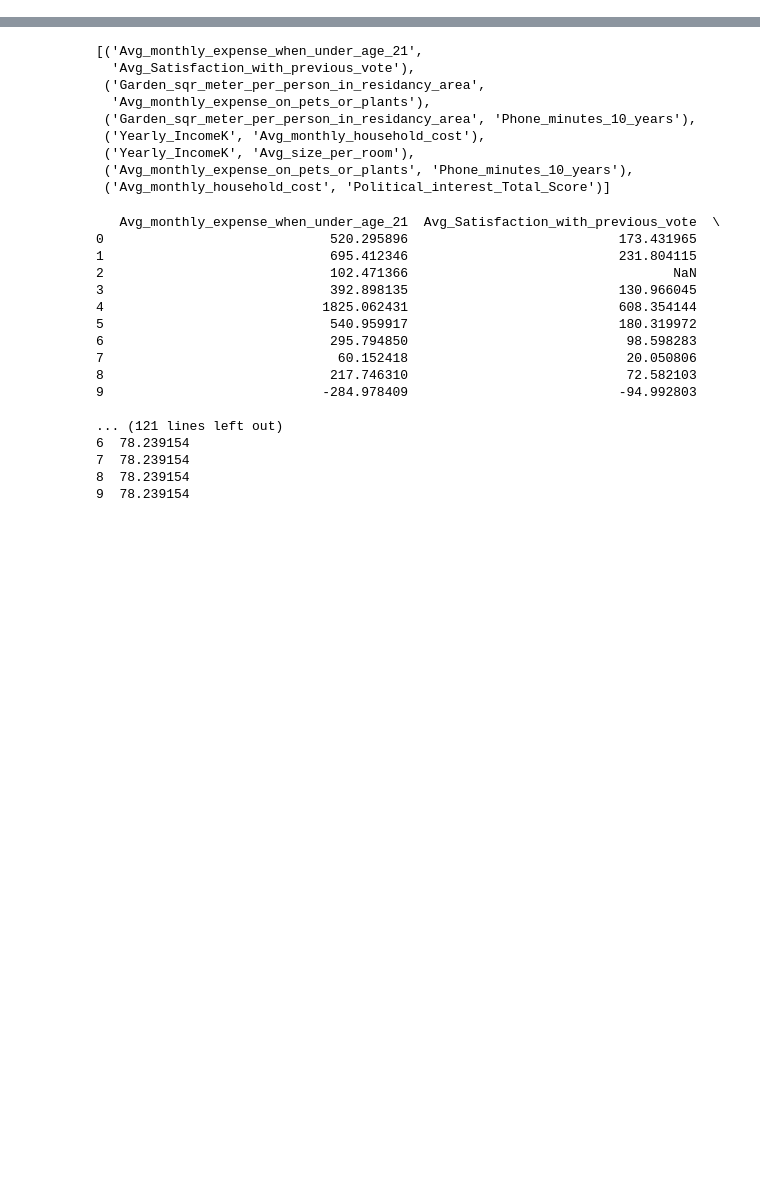
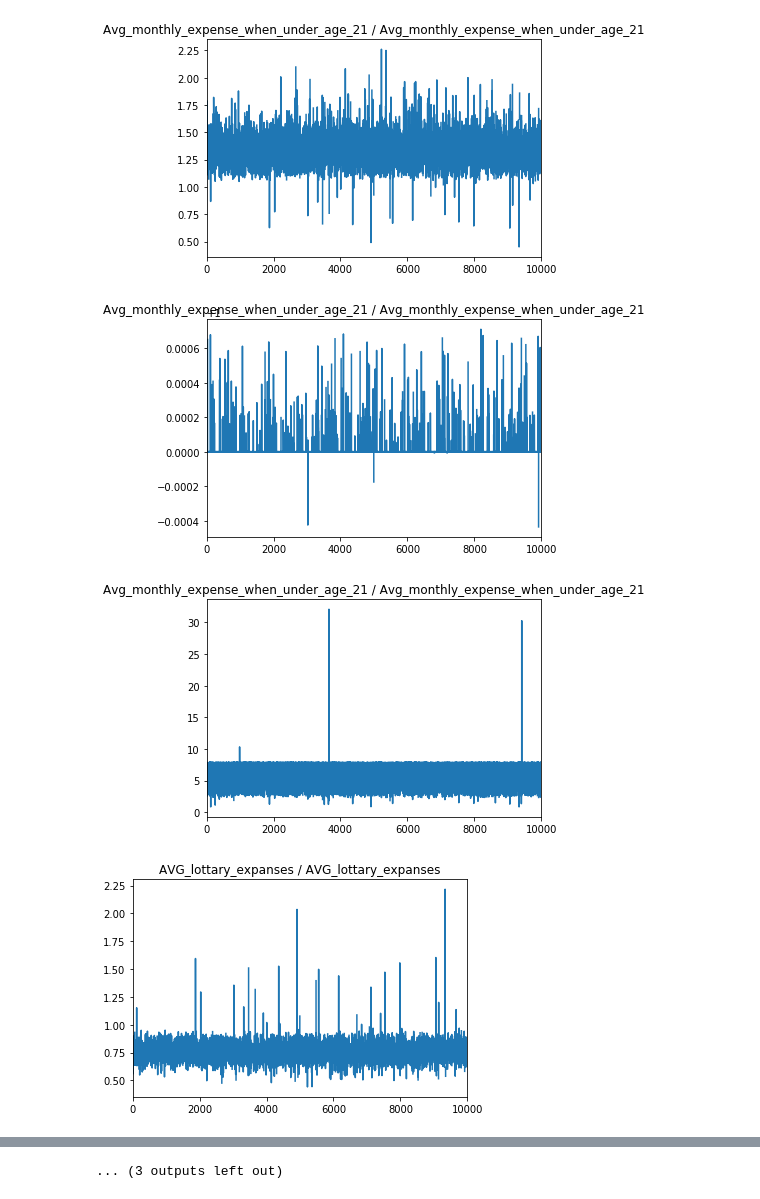
Before and after one commit to BorisBorshevsky/ML-Elections, a Jupyter notebook: ABC.ipynb, the cells around one changed output, grey strips where cells are left out. Cells and saved outputs as stored; diff of their text form; code cells hidden in the pictures; blank space fills up the shorter version.

```diff
--- a/ABC.ipynb
+++ b/ABC.ipynb
@@ -336,0 +317,14 @@ RFE stratified_k - Choosing feature: Is_Most_Important_Issue_Foreign_Affairs
+# %%
+all_features, categorical_features, numeric_features = group_features(df, dic)
+
+print "### Categorical ###"
+for f in  categorical_features.columns:
+    print f
+
+print
+print
+print
+
+print "###  Numeric  ###"
+for f in numeric_features.columns:
+    print f
@@ -337,7 +363,17 @@ RFE stratified_k - Choosing feature: Is_Most_Important_Issue_Foreign_Affairs
 # %%
-df = import_data()
-cor = df.corr()
-indices = np.where(cor > 0.95)
-indices = [(cor.index[x], cor.columns[y]) for x, y in zip(*indices) if x != y and x < y]
-indices
+def print_coorlation(_df, factor, features):
+    cor = _df[numeric_features.columns].dropna().corr()
+    indices = np.where(cor > factor)
+    indices = [(cor.index[x], cor.columns[y]) for x, y in zip(*indices) if x != y and x < y]
+    for i in indices:
+        _df['scaled'] = _df[i[0]] / _df[i[1]]
+        _df['scaled'].plot()
+        p.title("%s / %s" % (i[0], i[0]))
+        p.show()
+
+print_coorlation(df, 0.8, numeric_features)
 # %% [output]
+[figure, added]
+[figure, added]
+[figure, added]
+[figure, added]
@@ -344,43 +388 @@ indices
-[('Avg_monthly_expense_when_under_age_21',
-  'Avg_Satisfaction_with_previous_vote'),
- ('Garden_sqr_meter_per_person_in_residancy_area',
-  'Avg_monthly_expense_on_pets_or_plants'),
- ('Garden_sqr_meter_per_person_in_residancy_area', 'Phone_minutes_10_years'),
- ('Yearly_IncomeK', 'Avg_monthly_household_cost'),
- ('Yearly_IncomeK', 'Avg_size_per_room'),
- ('Avg_monthly_expense_on_pets_or_plants', 'Phone_minutes_10_years'),
- ('Avg_monthly_household_cost', 'Political_interest_Total_Score')]
+... (3 outputs left out)
-# %%
-
-def fill_f1_with_f2(_df, f1, f2):
-    ratio = _df[f1].mean() / _df[f2].mean()
-    print "ration betweed " + f1 + " and " + f2 + "is " + str(ratio)
-    for index, row in _df[_df[f1].isnull()].iterrows():
-        if ~np.isnan(_df[f2][index]):
-            _df.loc[f1][index] = _df[f2][index] * ratio
-
-
-for pair in indices:
-    dfs = df[[pair[0],pair[1]]].copy()
-    dfs["x"] = df[pair[0]] / df[pair[1]]
-    dfs["y"] = df[pair[0]].mean() / df[pair[1]].mean()
-    print dfs.head(10)
-    fill_f1_with_f2(df, pair[0], pair[1])
-# %% [output]
-   Avg_monthly_expense_when_under_age_21  Avg_Satisfaction_with_previous_vote  \
-0                             520.295896                           173.431965
-1                             695.412346                           231.804115
-2                             102.471366                                  NaN
-3                             392.898135                           130.966045
-4                            1825.062431                           608.354144
-5                             540.959917                           180.319972
-6                             295.794850                            98.598283
-7                              60.152418                            20.050806
-8                             217.746310                            72.582103
-9                            -284.978409                           -94.992803
-
-... (121 lines left out)
-6  78.239154
-7  78.239154
-8  78.239154
-9  78.239154
```
Also changed, not shown: parts of 21 cells of this notebook, 7 other files.
